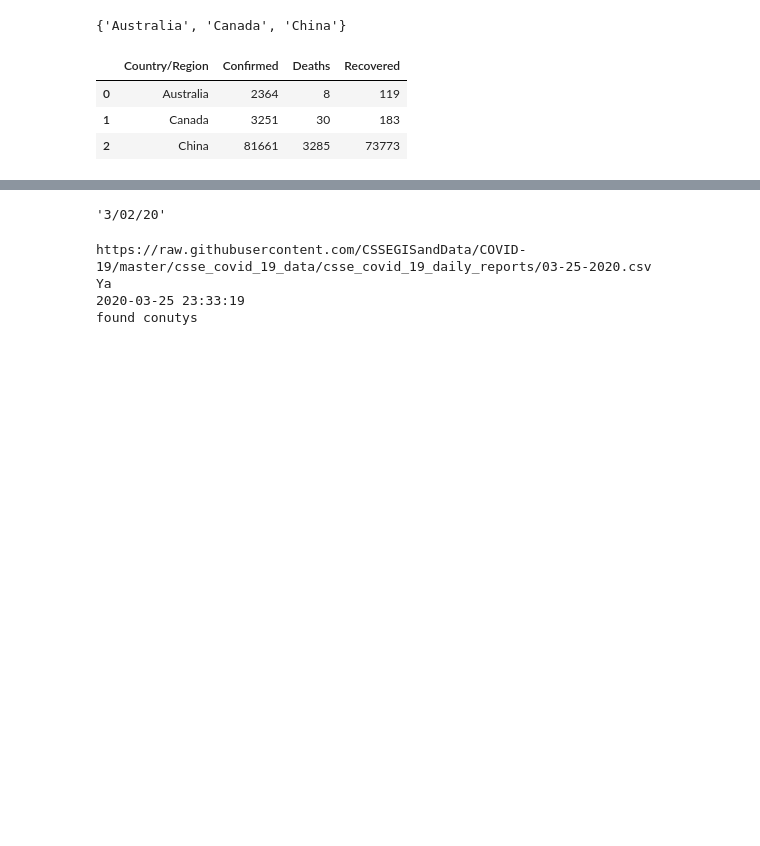
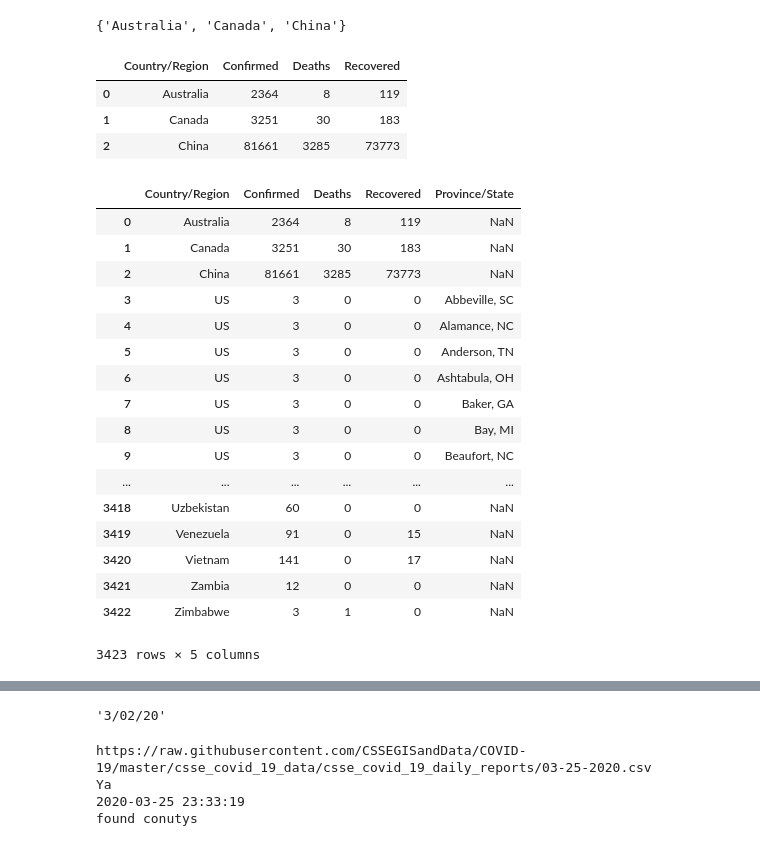
Before and after one commit to rmr1012/seeCOVID19, a Jupyter notebook: JHU Processor.ipynb, the cells around one changed output, grey strips where cells are left out. Drawn from its saved outputs; the diff is of its cells as text; code cells hidden in the pictures; blank space fills up the shorter version.

Commit message:
fixed lack of state count

```diff
--- a/JHU Processor.ipynb
+++ b/JHU Processor.ipynb
@@ -566,3 +566,23 @@ forgottenDF
 | 2 | China | 81661 | 3285 | 73773 |
 # %%
 fixMergeDF=pd.merge(forgottenDF,JHUDailyDfTran,how='outer')
+fixMergeDF
+# %% [output]
+|  | Country/Region | Confirmed | Deaths | Recovered | Province/State |
+| 0 | Australia | 2364 | 8 | 119 | NaN |
+| 1 | Canada | 3251 | 30 | 183 | NaN |
+| 2 | China | 81661 | 3285 | 73773 | NaN |
+| 3 | US | 3 | 0 | 0 | Abbeville, SC |
+| 4 | US | 3 | 0 | 0 | Alamance, NC |
+| 5 | US | 3 | 0 | 0 | Anderson, TN |
+| 6 | US | 3 | 0 | 0 | Ashtabula, OH |
+| 7 | US | 3 | 0 | 0 | Baker, GA |
+| 8 | US | 3 | 0 | 0 | Bay, MI |
+| 9 | US | 3 | 0 | 0 | Beaufort, NC |
+| ... | ... | ... | ... | ... | ... |
+| 3418 | Uzbekistan | 60 | 0 | 0 | NaN |
+| 3419 | Venezuela | 91 | 0 | 15 | NaN |
+| 3420 | Vietnam | 141 | 0 | 17 | NaN |
+| 3421 | Zambia | 12 | 0 | 0 | NaN |
+| 3422 | Zimbabwe | 3 | 1 | 0 | NaN |
+3423 rows × 5 columns
```
Also changed, not shown: parts of 4 cells of this notebook, 1 other file.
